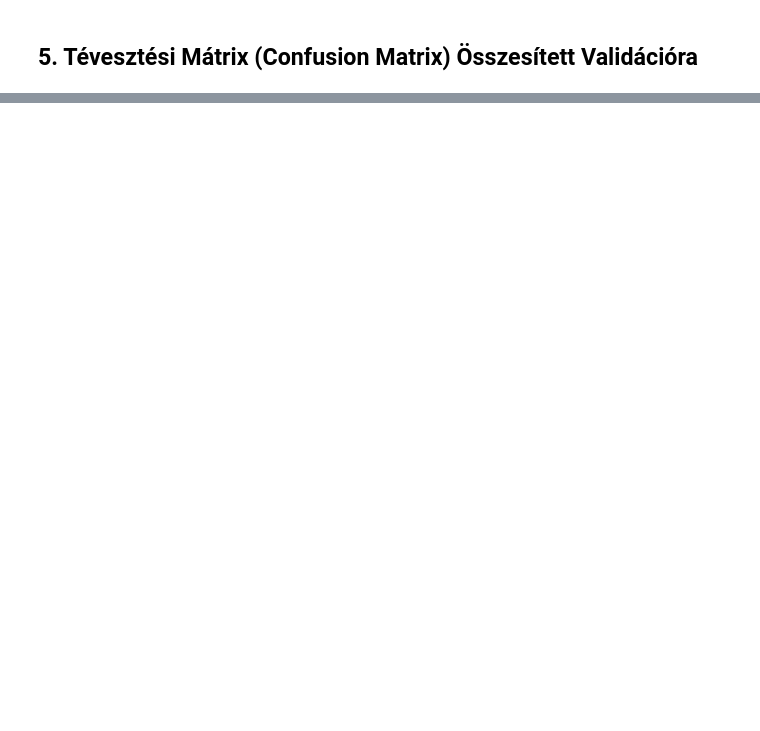
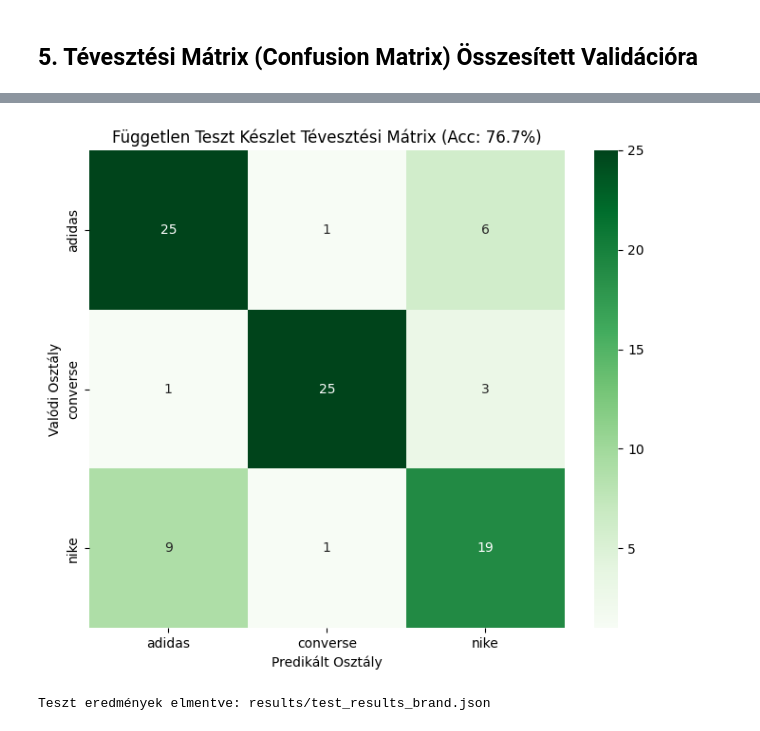
Before and after one commit to goncziattila947/AMM_SZ_HF_cipofelismero, a Jupyter notebook: notebooks/03_Brand_Classification_KFold.ipynb, the cells around one changed output, grey strips where cells are left out. Saved outputs shown, nothing was run; the diff lists cells and outputs as text; code cells hidden in the pictures; blank space fills up the shorter version.

Commit message:
working modells

```diff
--- a/notebooks/03_Brand_Classification_KFold.ipynb
+++ b/notebooks/03_Brand_Classification_KFold.ipynb
@@ -307,0 +308,68 @@ weighted avg       0.80      0.80      0.80       510
+# %%
+# ==============================================================================
+# 6. Független Holdout Teszt Adathalmaz Kiértékelése
+# ==============================================================================
+
+# 1. Teszt adatsor kinyerése a manifestből (is_test == True)
+test_df = manifest[manifest["is_test"] == True].copy()
+print(f"\nFüggetlen teszt képek száma: {len(test_df)}")
+
+test_generator = val_datagen.flow_from_dataframe(
+    dataframe=test_df,
+    x_col="path",
+    y_col="label",
+    target_size=IMG_SIZE,
+    batch_size=BATCH_SIZE,
+    class_mode="categorical",
+    shuffle=False
+)
+
+# 2. Kiválasztjuk a legmagasabb validációs pontosságú (Accuracy) fold modellt
+best_fold_idx = int(results_df.loc[results_df['accuracy'].idxmax()]['fold']) - 1
+best_model_path = MODEL_SAVE_DIR / f"best_model_fold_{2}.keras"
+print(f"Teszteléshez betöltött legkiemelkedőbb modell: Fold {best_fold_idx + 1} ({best_model_path.name})")
+
+best_model = models.load_model(best_model_path)
+
+# 3. Predikció a teszt adatsoron
+test_generator.reset()
+test_preds_prob = best_model.predict(test_generator, verbose=1)
+test_preds = np.argmax(test_preds_prob, axis=1)
+test_true = test_generator.classes
+
+# 4. Teszt jósági mutatók kiszámítása
+test_acc = accuracy_score(test_true, test_preds)
+test_f1 = f1_score(test_true, test_preds, average='macro')
+
+print("\n=========================================")
+print(f"     VÉGSŐ TESZT ADATHALMAZ EREDMÉNYEK     ")
+print("=========================================")
+print(f"Teszt Accuracy: {test_acc:.4f}")
+print(f"Teszt Macro F1: {test_f1:.4f}")
+
+# 5. Classification Report és Tévesztési Mátrix a teszt adatokra
+print("\nClassification Report (Teszt Készlet):")
+print(classification_report(test_true, test_preds, target_names=class_labels))
+
+test_cm = confusion_matrix(test_true, test_preds)
+plt.figure(figsize=(7, 6))
+sns.heatmap(test_cm, annot=True, fmt="d", cmap="Greens", xticklabels=class_labels, yticklabels=class_labels)
+plt.title(f"Független Teszt Készlet Tévesztési Mátrix (Acc: {test_acc*100:.1f}%)")
+plt.xlabel("Predikált Osztály")
+plt.ylabel("Valódi Osztály")
+plt.tight_layout()
+plt.savefig(PROJECT_ROOT / "results" / "confusion_matrix_test_brand.png")
+plt.show()
+
+# 6. Eredmények kimentése JSON fájlba
+test_results_summary = {
+    'best_fold_used': best_fold_idx + 1,
+    'test_accuracy': float(test_acc),
+    'test_macro_f1': float(test_f1),
+    'test_samples_count': int(len(test_df))
+}
+
+with open(PROJECT_ROOT / "results" / "test_results_brand.json", "w", encoding="utf-8") as f:
+    json.dump(test_results_summary, f, ensure_ascii=False, indent=4)
+print("Teszt eredmények elmentve: results/test_results_brand.json")
+# %% [output]
@@ -307,0 +393,2 @@ weighted avg       0.80      0.80      0.80       510
+[figure, added]
+Teszt eredmények elmentve: results/test_results_brand.json
```
Also changed, not shown: parts of 5 cells of this notebook, 13 other files.
